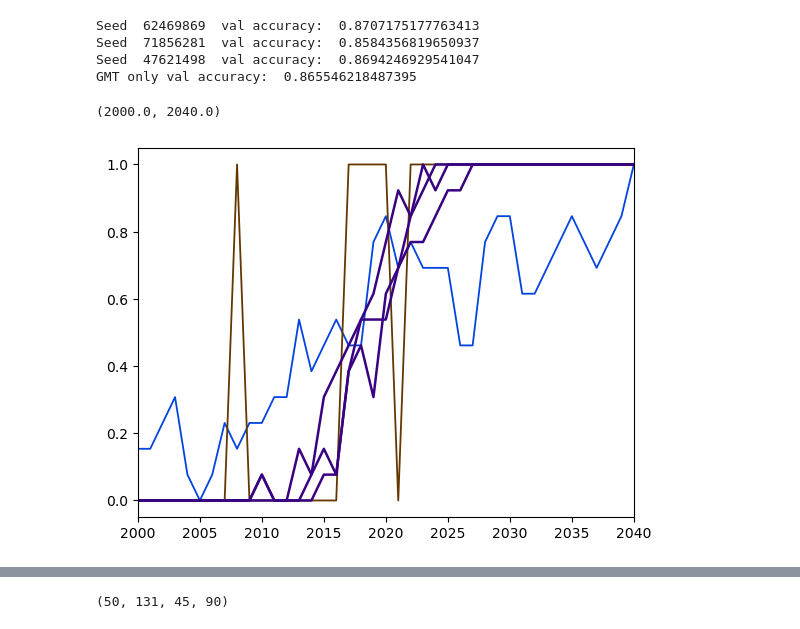
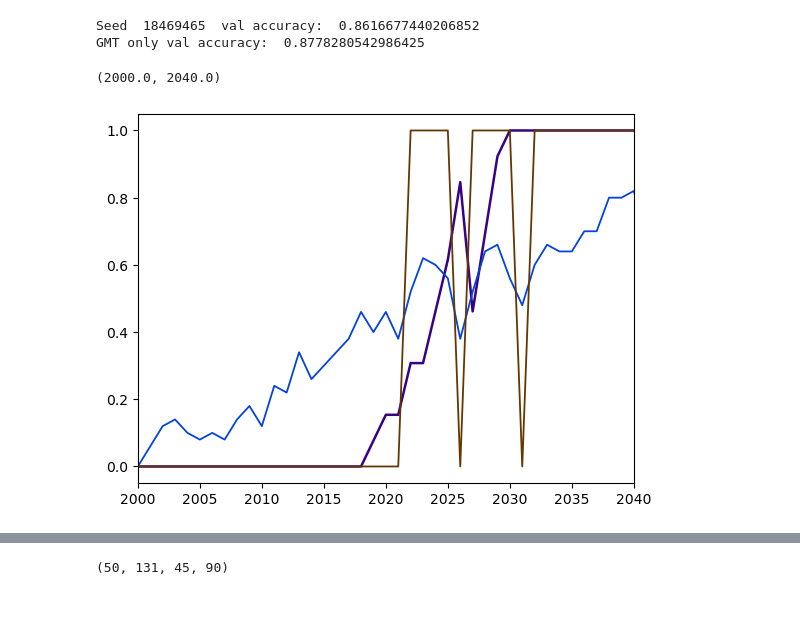
Before and after one commit to emily-gordy/predictability-emergence, a Jupyter notebook: sandpit.ipynb, the cells around one changed output, grey strips where cells are left out. Cells and saved outputs as stored; diff of their text form; code cells hidden in the pictures.

Commit message:
set random seed before using randomiser what a concept"

```diff
--- a/sandpit.ipynb
+++ b/sandpit.ipynb
@@ -67,16 +68,12 @@ params = {
     "seedlist": seedlist,
 }
 
+ntrain = 25
+nval = 13
+test = np.arange(38,50)
+
 #get the data
 
 AllData = DataHolder.MPIInputOutput(params)
-
-alltrain, allval, alltest = AllData.trainvaltest_binaryclassifier(trainvaltest, historical_era,inputlength,outputavgtime, tpercentile, latsel, lonsel)
-
-inputtrain, inputtrainGMT, outputtrain = DataHolder.tensortime_onehot(alltrain,nclasses=2)
-inputval, inputvalGMT, outputval = DataHolder.tensortime_onehot(allval,nclasses=2)
-inputtest, inputtestGMT, outputtest = DataHolder.tensortime_onehot(alltest,nclasses=2)
-
-plt.hist(AllData.onesigmas)
 # %% [output]
 data/MPI_annualmean_245_tos.pkl
@@ -96,66 +85,75 @@ glob.glob("models/"+filefront+"avgtime"+str(outputavgtime)+"_ssp"+ssp+"_per"+str
 # %%
-
-outputvalclass = np.argmax(outputval.numpy(),axis=1)
-
-#baseline of beating gmt, need to get gmt
-
-gmtallmembers = AllData.alloutput
-avgeffectofGMT_train = np.mean(gmtallmembers[:25], axis=0)
-avgeffectofGMTabs = np.round(avgeffectofGMT_train, decimals=0)
-avgeffectofGMTval = np.tile(avgeffectofGMTabs, (len(trainvaltest[1])))
-
-avgeffectofGMT_test = np.mean(gmtallmembers[25:38], axis=0)
-
-yearvec = np.arange(timerange[0]+inputlength, timerange[1]-outputavgtime+2)
-gmtplot = np.reshape(inputtrainGMT.numpy().squeeze(),(len(trainvaltest[0]),len(yearvec)))
-gmtplot = np.mean(gmtplot,axis=0)
-
 plt.subplot(1,1,1)
-plt.plot(yearvec,avgeffectofGMT_test,color='xkcd:blue',label='GMT only',linewidth=1.3)
-plt.plot(yearvec,avgeffectofGMTabs,color='xkcd:brown',label='GMT only',linewidth=1.3)
-
 allpred = []
 
-for iseed, seed in enumerate(seedlist):
+for iseed, seed in enumerate(seedlist[6:7]):
+
+    torch.manual_seed(seed)
+    np.random.seed(seed)
+
+    trainval = np.random.choice(ntrain+nval,ntrain+nval,replace=False)
+
+    trainvaltest = [trainval[:ntrain],trainval[ntrain:ntrain+nval],test]
+
+    alltrain, allval, alltest = AllData.trainvaltest_binaryclassifier(trainvaltest, historical_era,inputlength,outputavgtime, tpercentile, latsel, lonsel)
+
+    inputtrain, inputtrainGMT, outputtrain = DataHolder.tensortime_onehot(alltrain,nclasses=2)
+    inputval, inputvalGMT, outputval = DataHolder.tensortime_onehot(allval,nclasses=2)
+    inputtest, inputtestGMT, outputtest = DataHolder.tensortime_onehot(alltest,nclasses=2)
+
+    outputvalclass = np.argmax(outputval.numpy(),axis=1)
+
+    #baseline of beating gmt, need to get gmt
+
+    gmtallmembers = AllData.alloutput
+    avgeffectofGMT_train = np.mean(gmtallmembers[:], axis=0)
+    avgeffectofGMTabs = np.round(avgeffectofGMT_train, decimals=0)
+    avgeffectofGMTval = np.tile(avgeffectofGMTabs, (len(trainvaltest[1])))
+
+    avgeffectofGMT_test = np.mean(gmtallmembers[:], axis=0)
+
+    yearvec = np.arange(timerange[0]+inputlength, timerange[1]-outputavgtime+2)
+    gmtplot = np.reshape(inputtrainGMT.numpy().squeeze(),(len(trainvaltest[0]),len(yearvec)))
+    gmtplot = np.mean(gmtplot,axis=0)
 
     cnn = buildmodel.CNNclassifier(inputtrain, inputtrainGMT, outputtrain)
     fileout = "models/"+filefront+"avgtime"+str(outputavgtime)+"_ssp"+ssp+"_per"+str(tpercentile)+"_lat"+str(latsel)+"_lon"+str(lonsel)+"_seed"+str(seed)+".pt"
-    cnn.load_state_dict(torch.load(fileout, weights_only=True))
+    cnn.load_state_dict(torch.load(fileout, weights_only=True,map_location=torch.device('cpu')) )
     cnn.eval()
 
     with torch.no_grad():
         predval = cnn(inputval, inputvalGMT)
 
     predvalclass = torch.argmax(predval, dim=1).numpy()
     allpred.append(predval.numpy())
     acc = np.mean(predvalclass == outputvalclass)
     print("Seed ", str(seed), " val accuracy: ", str(acc))
 
 
     predseed = allpred[iseed]
     predseed = np.argmax(predseed, axis=1)
     predseed = np.reshape(predseed, (len(trainvaltest[1]), len(yearvec)))
 
     predseedmean = np.mean(predseed, axis=0)
     plt.plot(yearvec,predseedmean,label='Seed '+str(seed),linewidth=1.8,color='xkcd:indigo')
 
     # for i in range(len(trainvaltest[2])):
     #     plt.scatter(yearvec, allpred[iseed][i*len(yearvec):(i+1)*len(yearvec),1], color='xkcd:light purple', s=8)
 
     #     plt.title('ssp '+ssp + ' tpercentile' + str(tpercentile))
 
+plt.plot(yearvec,avgeffectofGMT_test,color='xkcd:blue',label='GMT only',linewidth=1.3)
+plt.plot(yearvec,avgeffectofGMTabs,color='xkcd:brown',label='GMT only',linewidth=1.3)
 
 gmtonlyacc = np.mean(avgeffectofGMTval == outputvalclass)
 print("GMT only val accuracy: ", str(gmtonlyacc))
 
 plt.xlim(2000,2040)
 # %% [output]
-Seed  62469869  val accuracy:  0.8707175177763413
-Seed  71856281  val accuracy:  0.8584356819650937
-Seed  47621498  val accuracy:  0.8694246929541047
-GMT only val accuracy:  0.865546218487395
+Seed  18469465  val accuracy:  0.8616677440206852
+GMT only val accuracy:  0.8778280542986425
 (2000.0, 2040.0)
-[figure, old version]
+[figure, new version]
 # %%
 gmtonlyacc = np.mean(avgeffectofGMTval == outputvalclass)
 print("GMT only val accuracy: ", str(gmtonlyacc))
```
Also changed, not shown: parts of 6 cells of this notebook, 1 other file.
